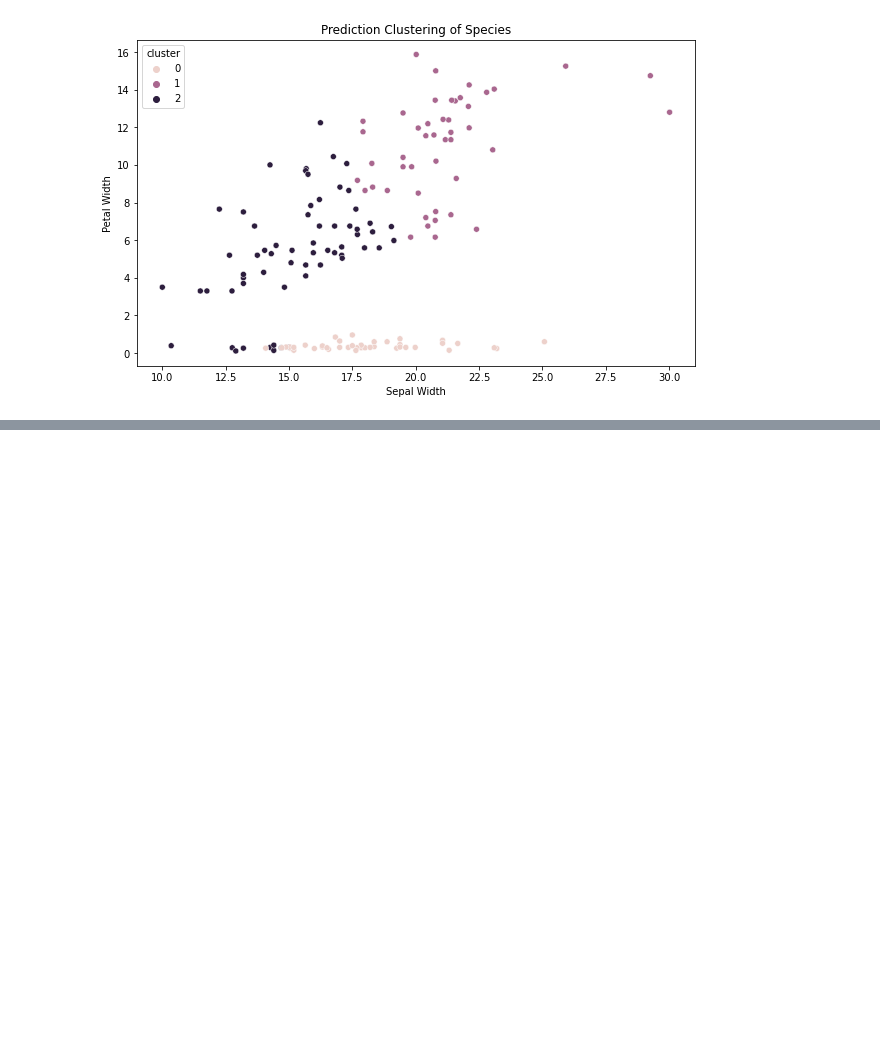
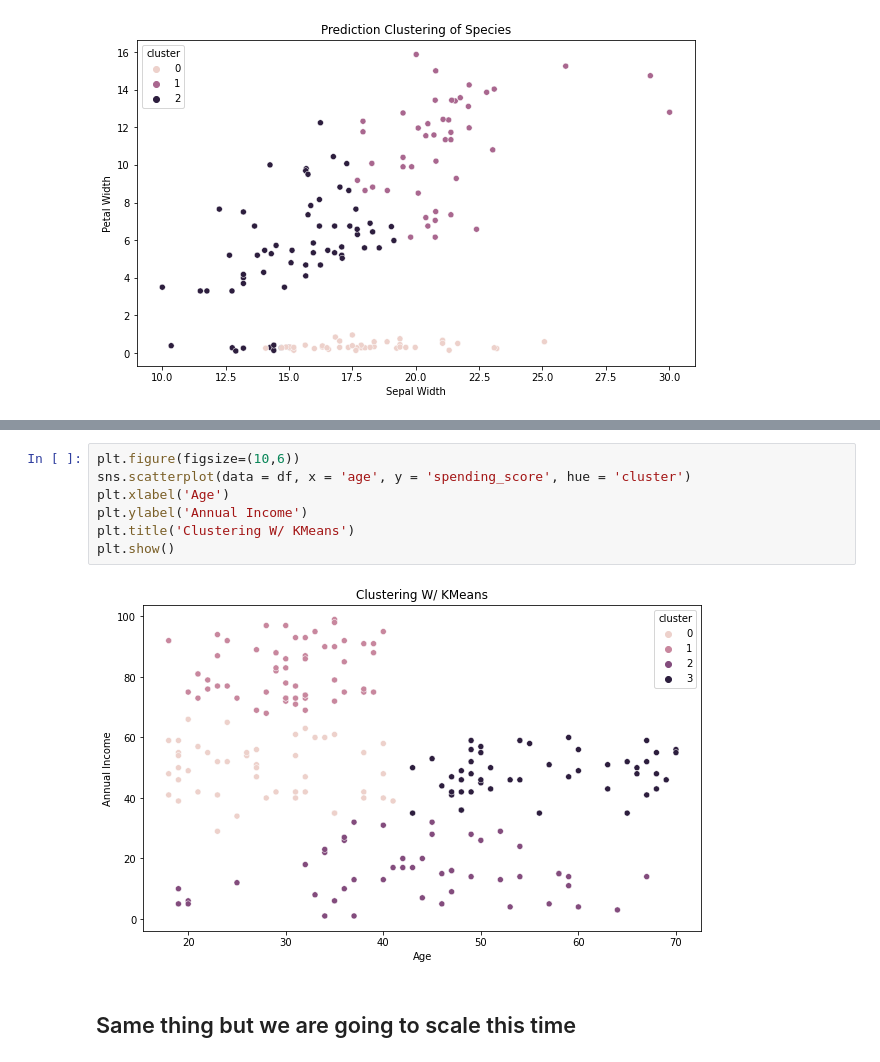
Before and after one commit to ForrestMccrosky/clustering-exercises, a Jupyter notebook: modeling.ipynb, the cells around one changed output, grey strips where cells are left out. Saved outputs shown, nothing was run; the diff lists cells and outputs as text; blank space fills up the shorter version.

```diff
--- a/modeling.ipynb
+++ b/modeling.ipynb
@@ -274,0 +394,11 @@ plt.show()
+# %%
+plt.figure(figsize=(10,6))
+sns.scatterplot(data = df, x = 'age', y = 'spending_score', hue = 'cluster')
+plt.xlabel('Age')
+plt.ylabel('Annual Income')
+plt.title('Clustering W/ KMeans')
+plt.show()
+# %% [output]
+[figure, added]
+# %% [markdown]
+## Same thing but we are going to scale this time
```
Also changed, not shown: parts of 27 cells of this notebook.
